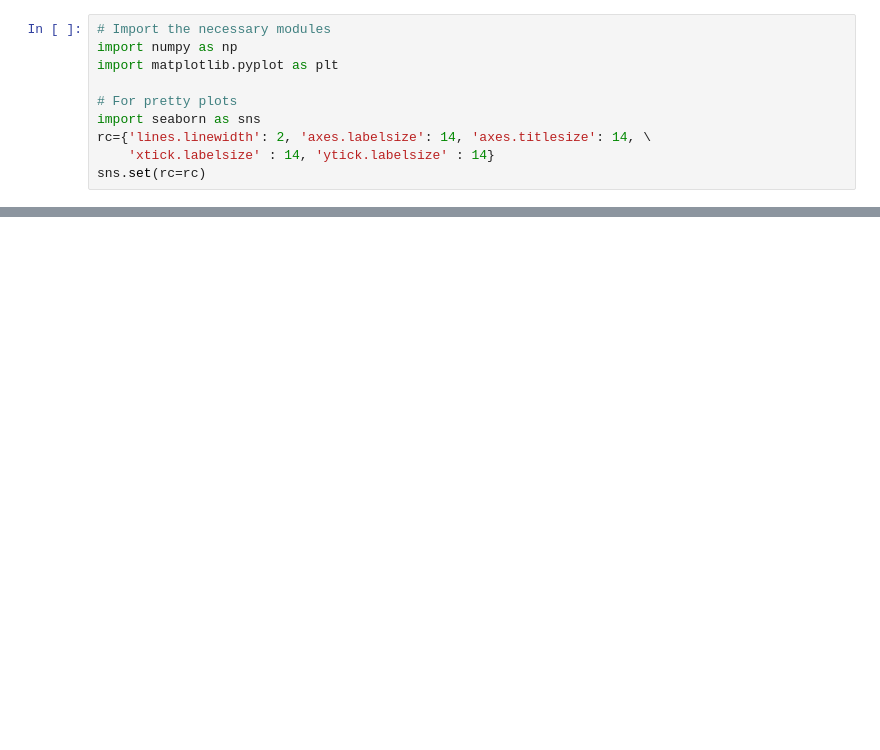
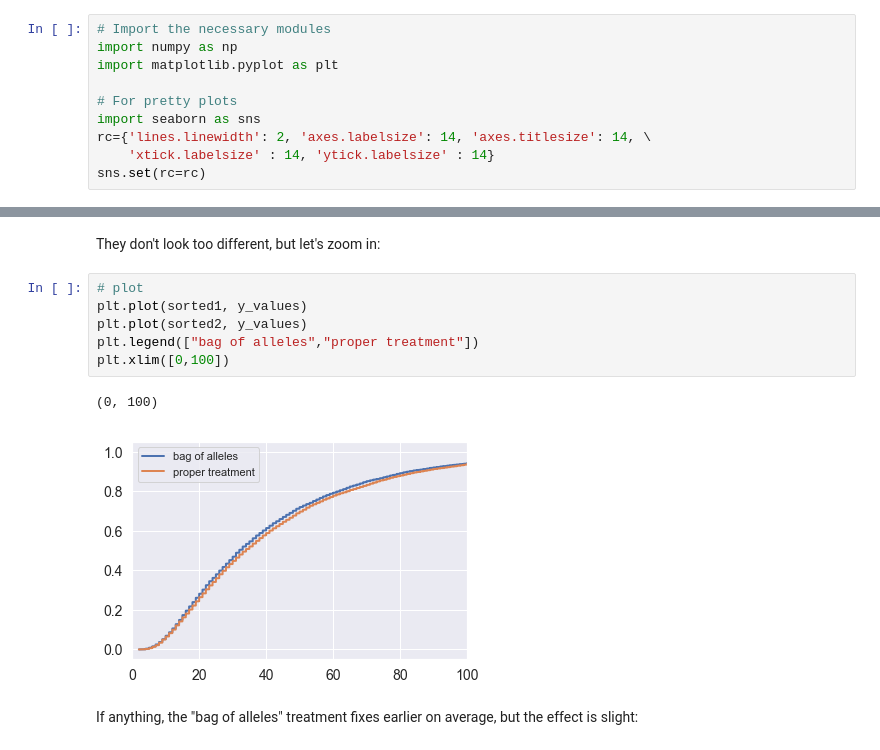
Before and after one commit to RPGroup-PBoC/be262, a Jupyter notebook: code/genetic_drift.ipynb, the cells around one changed output, grey strips where cells are left out. Saved outputs shown, nothing was run; the diff lists cells and outputs as text; blank space fills up the shorter version.

```diff
--- a/code/genetic_drift.ipynb
+++ b/code/genetic_drift.ipynb
@@ -71,0 +159,13 @@ Text(0,0.5,'red allele frequency')
+# %% [markdown]
+They don't look too different, but let's zoom in:
+# %%
+# plot
+plt.plot(sorted1, y_values)
+plt.plot(sorted2, y_values)
+plt.legend(["bag of alleles","proper treatment"])
+plt.xlim([0,100])
+# %% [output]
+(0, 100)
+[figure, added]
+# %% [markdown]
+If anything, the "bag of alleles" treatment fixes earlier on average, but the effect is slight:
```
Also changed, not shown: parts of 15 cells of this notebook.
